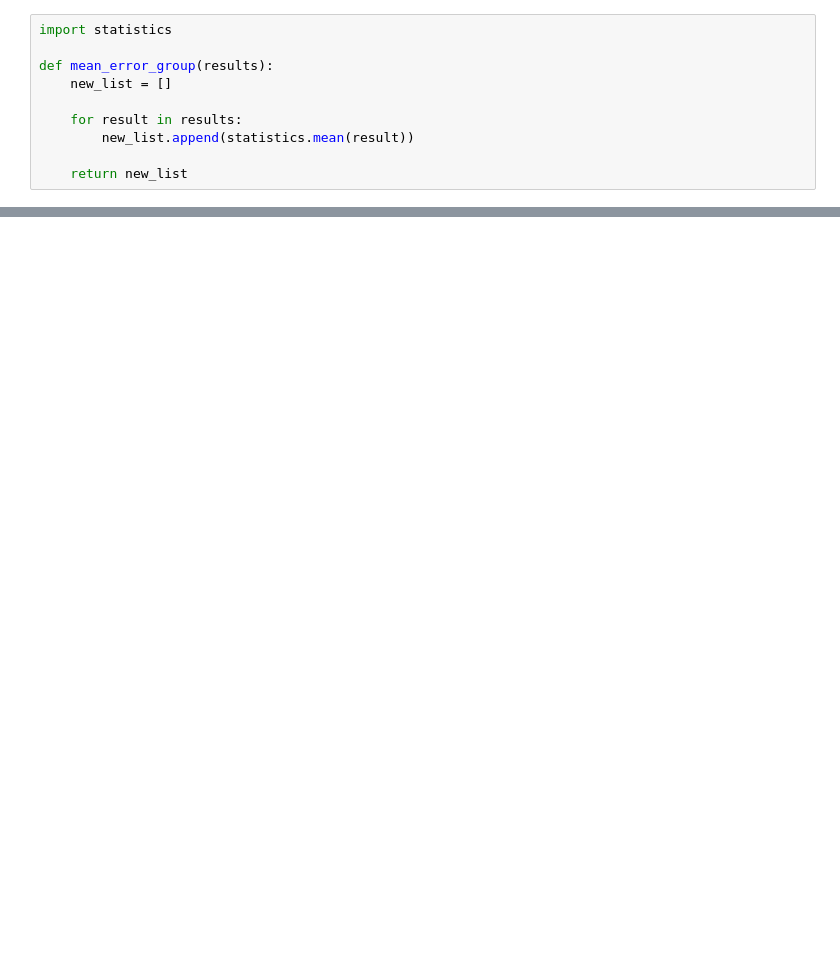
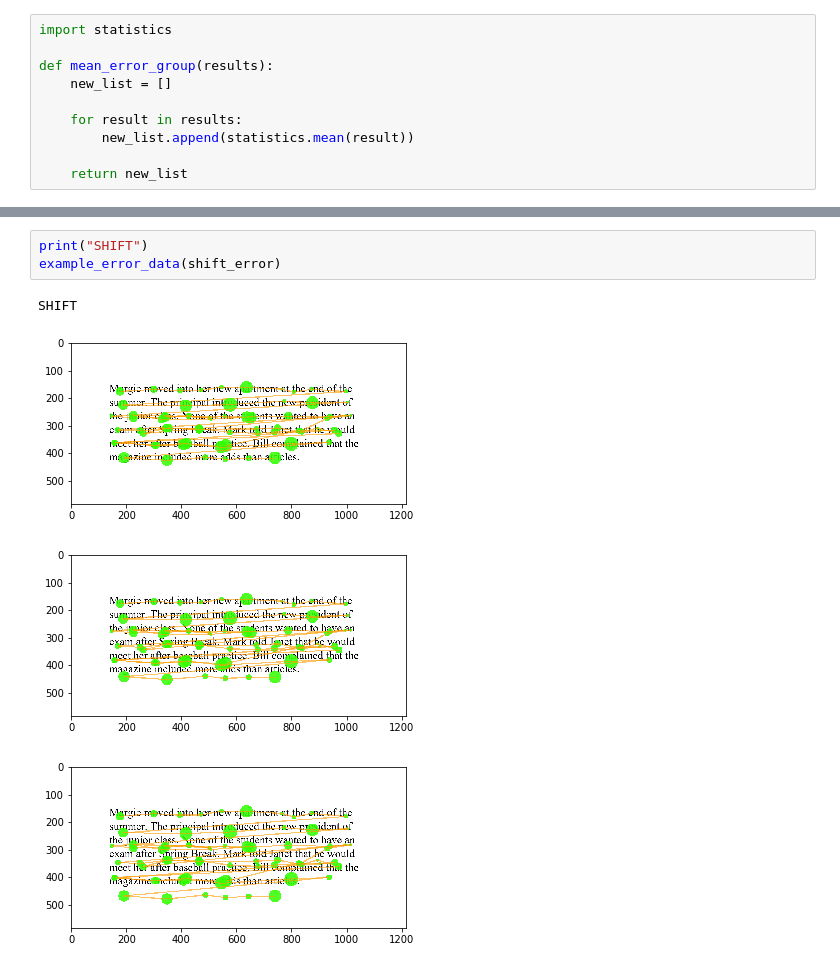
Before and after one commit to enjoythecode/CS421-project1, a Jupyter notebook: 2-Simulate-correction-on-synthetic-dataset-noise.ipynb, the cells around one changed output, grey strips where cells are left out. Saved outputs shown, nothing was run; the diff lists cells and outputs as text; blank space fills up the shorter version.

```diff
--- a/2-Simulate-correction-on-synthetic-dataset-noise.ipynb
+++ b/2-Simulate-correction-on-synthetic-dataset-noise.ipynb
@@ -324,0 +242,8 @@ pool_results
+# %%
+print("SHIFT")
+example_error_data(shift_error)
+# %% [output]
+SHIFT
+[figure, added]
+[figure, added]
+[figure, added]
```
Also changed, not shown: parts of 27 cells of this notebook, 1 other file.
